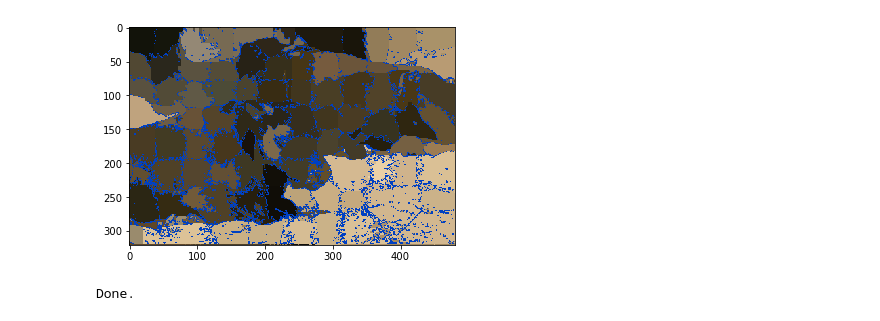
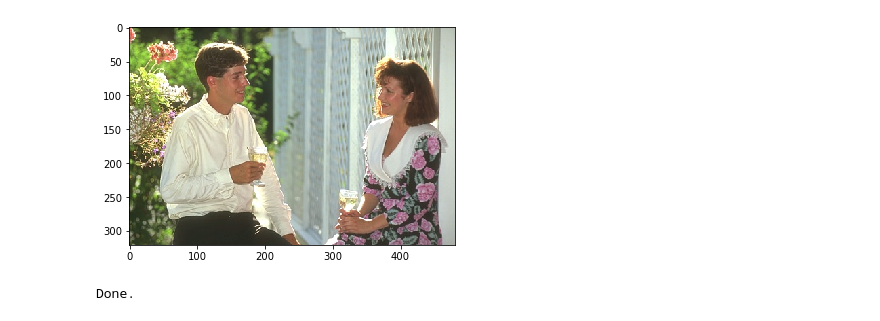
Before and after one commit to kariulele/PLOP-texture_segmentation, a Jupyter notebook: Projet.ipynb, the cells around one changed output. Saved outputs shown, nothing was run; the diff lists cells and outputs as text; code cells hidden in the pictures.

```diff
--- a/Projet.ipynb
+++ b/Projet.ipynb
@@ -306,6 +355,0 @@ def addborder(img, clusters):
-# %%
-slic_bord = addborder(slic_im, d)
-plot_img(slic_bord)
-# %% [output]
-[figure, removed]
-Done.
@@ -311,0 +375,8 @@ Done.
+# %%
+im = openImg("./Dataset/157055.jpg")
+nb_point = 100
+
+plot_img(im)
+# %% [output]
+[figure, added]
+Done.
```
Also changed, not shown: parts of 24 cells of this notebook.
